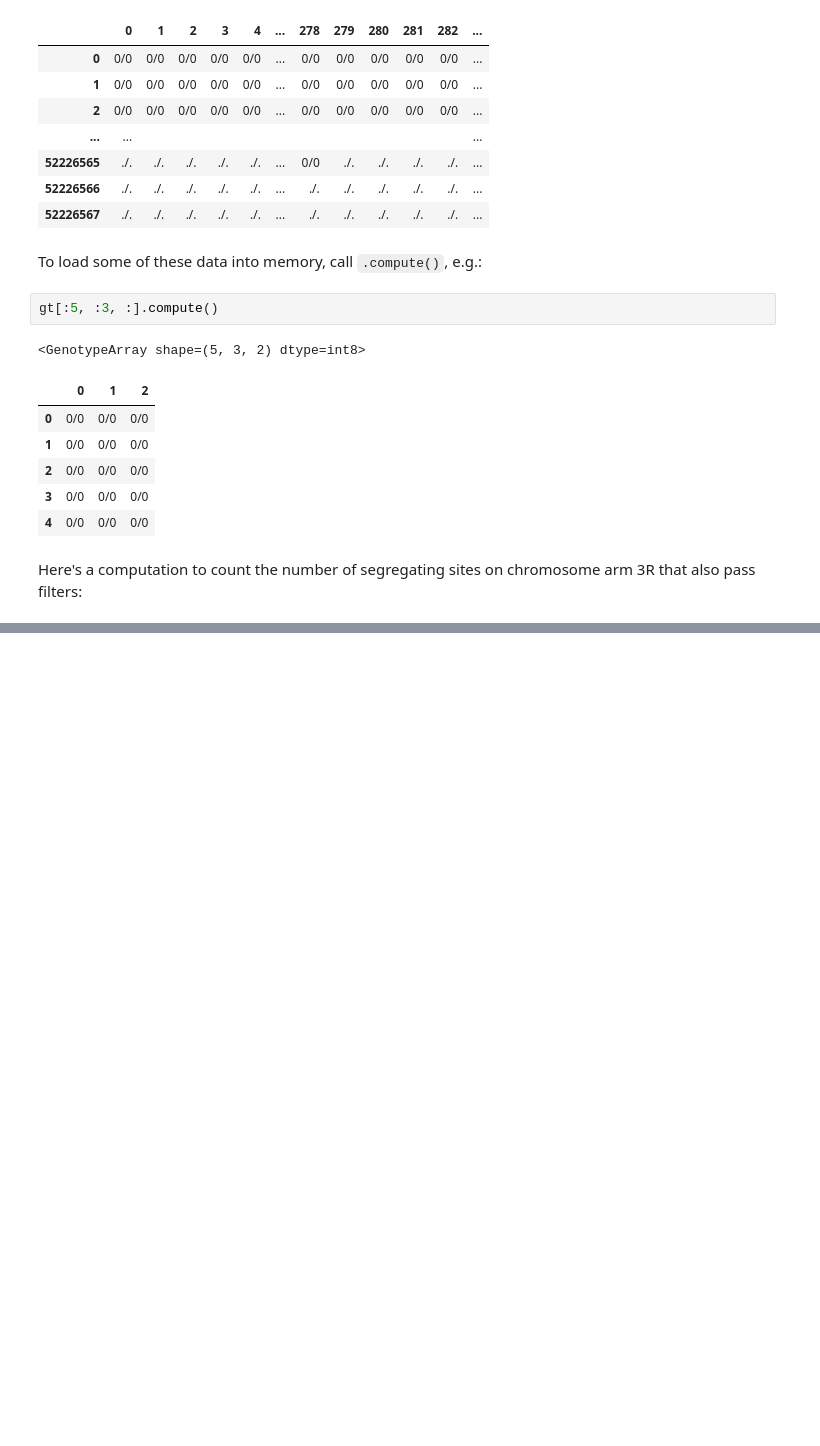
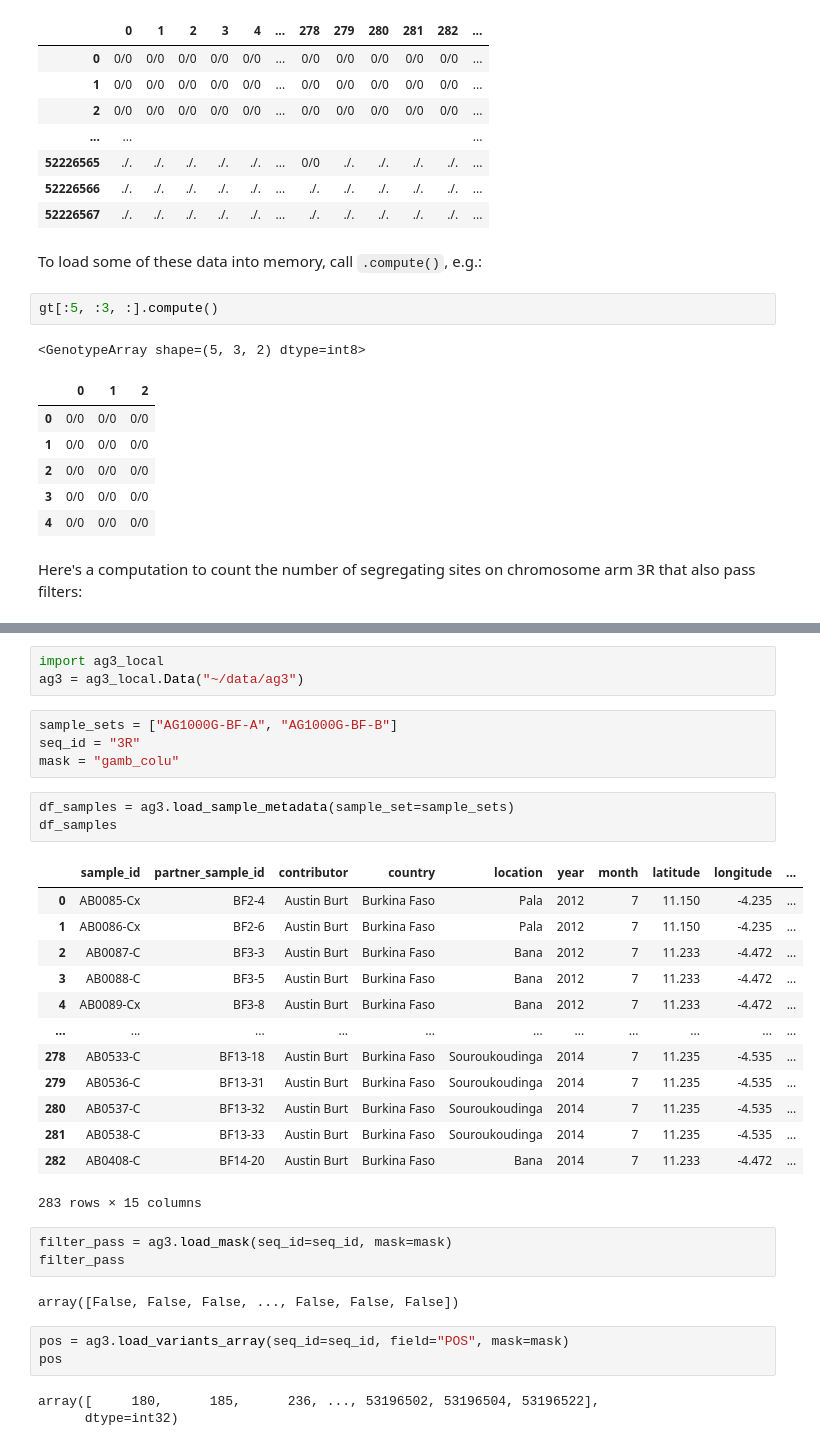
Before and after one commit to malariagen/vector-data, a Jupyter notebook: docs/ag3-snp-download-guide.ipynb, the cells around one changed output, grey strips where cells are left out. Saved outputs shown, nothing was run; the diff lists cells and outputs as text; blank space fills up the shorter version.

```diff
--- a/docs/ag3-snp-download-guide.ipynb
+++ b/docs/ag3-snp-download-guide.ipynb
@@ -690,0 +647,35 @@ np.count_nonzero(loc_pass & loc_seg)
+# %%
+import ag3_local
+ag3 = ag3_local.Data("~/data/ag3")
+# %%
+sample_sets = ["AG1000G-BF-A", "AG1000G-BF-B"]
+seq_id = "3R"
+mask = "gamb_colu"
+# %%
+df_samples = ag3.load_sample_metadata(sample_set=sample_sets)
+df_samples
+# %% [output]
+|  | sample_id | partner_sample_id | contributor | country | location | year | month | latitude | longitude | ... |
+| 0 | AB0085-Cx | BF2-4 | Austin Burt | Burkina Faso | Pala | 2012 | 7 | 11.150 | -4.235 | ... |
+| 1 | AB0086-Cx | BF2-6 | Austin Burt | Burkina Faso | Pala | 2012 | 7 | 11.150 | -4.235 | ... |
+| 2 | AB0087-C | BF3-3 | Austin Burt | Burkina Faso | Bana | 2012 | 7 | 11.233 | -4.472 | ... |
+| 3 | AB0088-C | BF3-5 | Austin Burt | Burkina Faso | Bana | 2012 | 7 | 11.233 | -4.472 | ... |
+| 4 | AB0089-Cx | BF3-8 | Austin Burt | Burkina Faso | Bana | 2012 | 7 | 11.233 | -4.472 | ... |
+| ... | ... | ... | ... | ... | ... | ... | ... | ... | ... | ... |
+| 278 | AB0533-C | BF13-18 | Austin Burt | Burkina Faso | Souroukoudinga | 2014 | 7 | 11.235 | -4.535 | ... |
+| 279 | AB0536-C | BF13-31 | Austin Burt | Burkina Faso | Souroukoudinga | 2014 | 7 | 11.235 | -4.535 | ... |
+| 280 | AB0537-C | BF13-32 | Austin Burt | Burkina Faso | Souroukoudinga | 2014 | 7 | 11.235 | -4.535 | ... |
+| 281 | AB0538-C | BF13-33 | Austin Burt | Burkina Faso | Souroukoudinga | 2014 | 7 | 11.235 | -4.535 | ... |
+| 282 | AB0408-C | BF14-20 | Austin Burt | Burkina Faso | Bana | 2014 | 7 | 11.233 | -4.472 | ... |
+283 rows × 15 columns
+# %%
+filter_pass = ag3.load_mask(seq_id=seq_id, mask=mask)
+filter_pass
+# %% [output]
+array([False, False, False, ..., False, False, False])
+# %%
+pos = ag3.load_variants_array(seq_id=seq_id, field="POS", mask=mask)
+pos
+# %% [output]
+array([     180,      185,      236, ..., 53196502, 53196504, 53196522],
+      dtype=int32)
```
Also changed, not shown: parts of 43 cells of this notebook, 1 other file.
